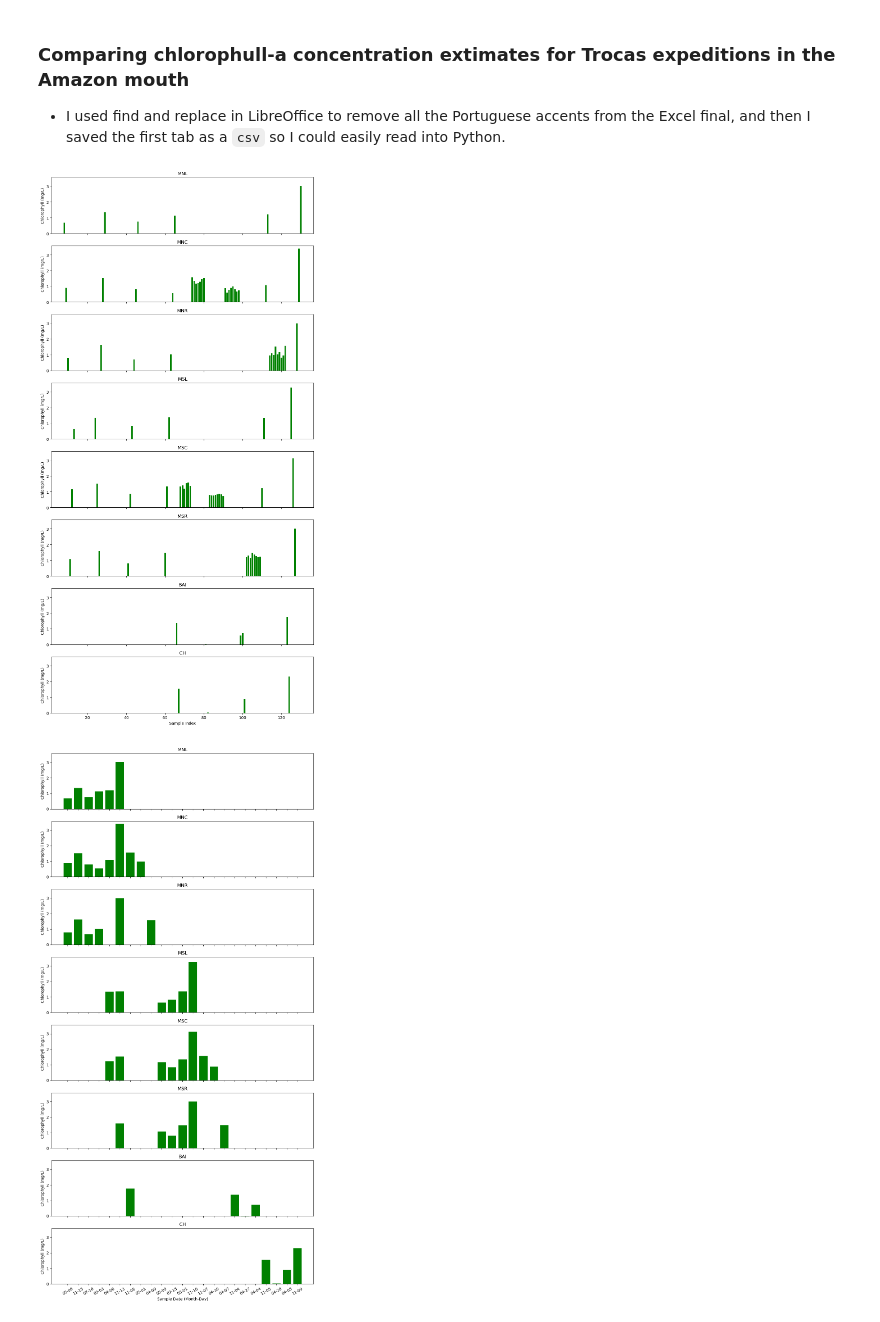
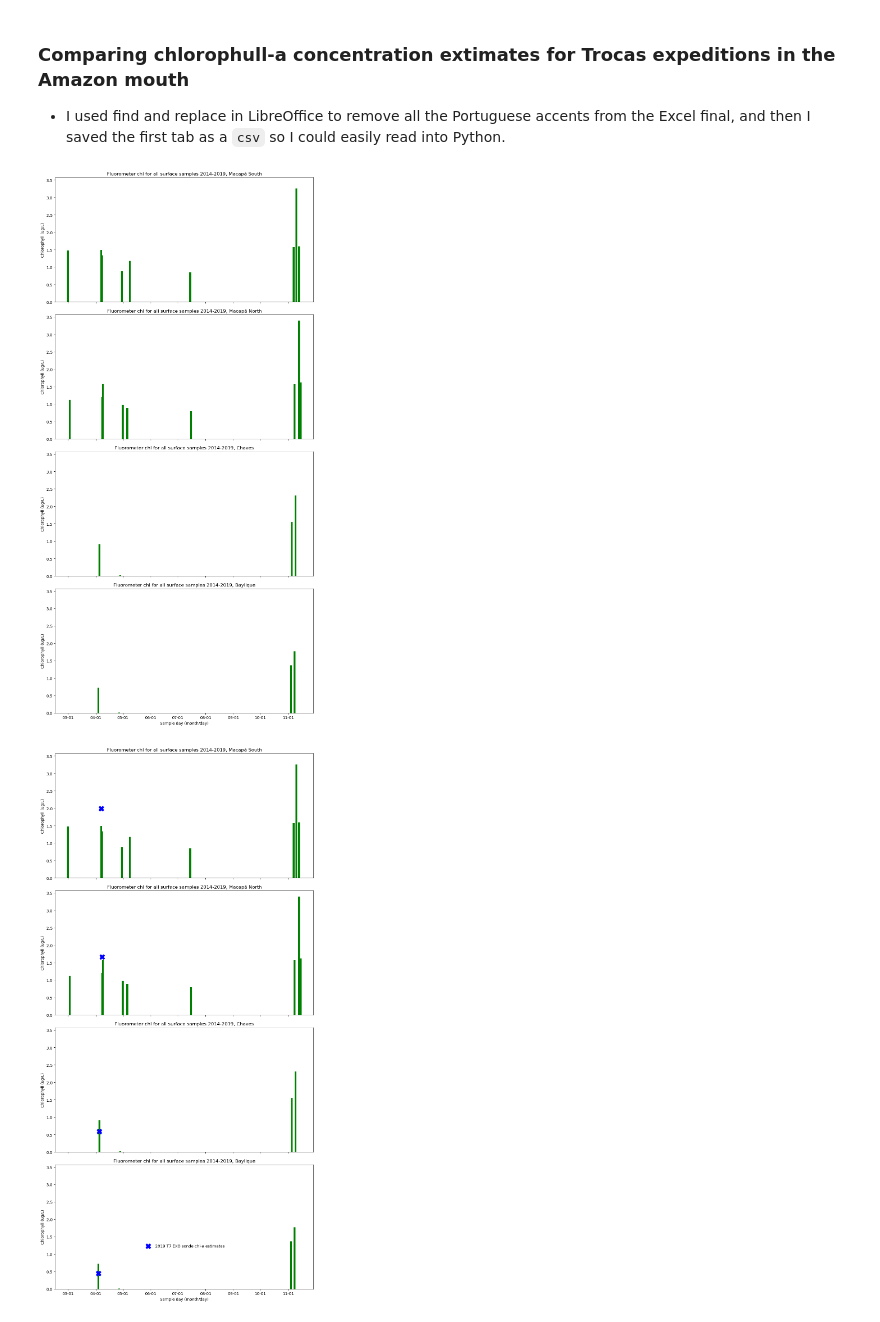
Before and after one commit to MeganEDuffy/amazon, a Jupyter notebook: notebooks/Chloropyll/chl-comparison.ipynb, the cells around one changed output. Drawn from its saved outputs; the diff is of its cells as text; code cells hidden in the pictures.

Commit message:
plotted sat chl from aline vs exo fluor

```diff
--- a/notebooks/Chloropyll/chl-comparison.ipynb
+++ b/notebooks/Chloropyll/chl-comparison.ipynb
@@ -14,55 +14,86 @@ import matplotlib.pyplot as plt
 # There's a copy of the Excel file in my manuscripts directory
 fluor_data = pd.read_csv("data/chlorophyll/HPLCandFluorChlaT1toT8_super.csv")
 
+# Convert 'DATE' column to datetime and set it as the index
+fluor_data['DATE2'] = pd.to_datetime(fluor_data['DATE2'])
+fluor_data.set_index('DATE2', inplace=True)
+
 # Define the rivers to plot
-rivers_to_plot = ['MNL', 'MNC', 'MNR', 'MSL', 'MSC', 'MSR', 'BAI', 'CH']
+rivers_to_plot = ['MS', 'MN', 'CH', 'BAI']
+river_names = {'Macapa South', 'Macapa North', 'Chaves', 'Baylique'}
+
+# Dictionary mapping river abbreviations to full names
+river_names = {
+    'MS': 'Macapá South',
+    'MN': 'Macapá North',
+    'CH': 'Chaves',
+    'BAI': 'Baylique'
+}
+
+# Define the width of the bars
+bar_width = 2  # Adjust as needed
 
 # Filter data for each river and plot
 fig, axs = plt.subplots(len(rivers_to_plot), figsize=(10, 20), sharex=True, sharey=True)
 
-for i, river in enumerate(rivers_to_plot):
-    river_data = fluor_data[fluor_data['RIVER'].str.startswith(river)]
-    axs[i].bar(river_data.index, river_data['CHLA-FLUOR'], color='green')  # Assuming 'CHLA-FLUOR' is the column with chlorophyll data
-    axs[i].set_title(river)
-    axs[i].set_ylabel('Chlorophyll (mg/L)')
+for i, river_abbr in enumerate(rivers_to_plot):
+    river_data = fluor_data[fluor_data['RIVER2'].str.startswith(river_abbr)]
+    axs[i].bar(river_data.index, river_data['CHLA-FLUOR'], color='green', width=bar_width)  # Adjust width of bars
+    axs[i].set_title(f'Fluorometer chl for all surface samples 2014-2019, {river_names[river_abbr]}')
+    axs[i].set_ylabel('Chlorophyll (ug/L)')
+    # Format x-axis labels to display only month and day
+    axs[i].xaxis.set_major_formatter(plt.matplotlib.dates.DateFormatter('%m-%d'))
 
-plt.xlabel('Sample Index')
+plt.xlabel('Sample day (month/day)')
 plt.tight_layout()
 plt.show()
 # %% [output]
-[figure, old version]
+[figure, new version]
 # %%
 import pandas as pd
 import numpy as np
 import matplotlib.pyplot as plt
 
 # Load INPE fluorometer data sent by Aline in Dec 2023
 # There's a copy of the Excel file in my manuscripts directory
 fluor_data = pd.read_csv("data/chlorophyll/HPLCandFluorChlaT1toT8_super.csv")
 
-# Convert 'DATE' column to datetime
-fluor_data['DATE'] = pd.to_datetime(fluor_data['DATE'])
-
-# Sort data by date
-fluor_data.sort_values(by='DATE', inplace=True)
+# Convert 'DATE' column to datetime and set it as the index
+fluor_data['DATE2'] = pd.to_datetime(fluor_data['DATE2'])
+fluor_data.set_index('DATE2', inplace=True)
 
 # Define the rivers to plot
-rivers_to_plot = ['MNL', 'MNC', 'MNR', 'MSL', 'MSC', 'MSR', 'BAI', 'CH']
+rivers_to_plot = ['MS', 'MN', 'CH', 'BAI']
+river_names = {'Macapa South', 'Macapa North', 'Chaves', 'Baylique'}
+
+# Dictionary mapping river abbreviations to full names
+river_names = {
+    'MS': 'Macapá South',
+    'MN': 'Macapá North',
+    'CH': 'Chaves',
+    'BAI': 'Baylique'
+}
+
+# Define the width of the bars
+bar_width = 2  # Adjust as needed
 
 # Filter data for each river and plot
 fig, axs = plt.subplots(len(rivers_to_plot), figsize=(10, 20), sharex=True, sharey=True)
 
-for i, river in enumerate(rivers_to_plot):
-    river_data = fluor_data[fluor_data['RIVER'].str.startswith(river)]
-    # Create index using only month and day
-    river_data.index = river_data['DATE'].dt.strftime('%m-%d')
-    axs[i].bar(river_data.index, river_data['CHLA-FLUOR'], color='green')  # Change bar color to green
-    axs[i].set_title(river)
-    axs[i].set_ylabel('Chlorophyll (mg/L)')
+for i, river_abbr in enumerate(rivers_to_plot):
+    river_data = fluor_data[fluor_data['RIVER2'].str.startswith(river_abbr)]
+    axs[i].bar(river_data.index, river_data['CHLA-FLUOR'], color='green', width=bar_width)  # Adjust width of bars
+    axs[i].plot(river_data.index, river_data['EXO-CHLA'], marker='X', linestyle='', color='blue', markersize=13, label='2019 T7 EXO sonde chl-a estimates')  # Plot circle markers for EXO-CHLA
+    axs[i].set_title(f'Fluorometer chl for all surface samples 2014-2019, {river_names[river_abbr]}')
+    axs[i].set_ylabel('Chlorophyll (ug/L)')
+    # Format x-axis labels to display only month and day
+    axs[i].xaxis.set_major_formatter(plt.matplotlib.dates.DateFormatter('%m-%d'))
 
-plt.xlabel('Sample Date (Month-Day)')
-plt.xticks(rotation=30)  # Rotate x-axis labels by 30 degrees
+# Add legend to the last subplot
+axs[-1].legend(loc='lower center', bbox_to_anchor=(0.5, 0.3), ncol=1, frameon=False)
+
+plt.xlabel('Sample day (month/day)')
 plt.tight_layout()
 plt.show()
 # %% [output]
-[figure, old version]
+[figure, new version]
```
Also changed, not shown: parts of 2 cells of this notebook, 3 other files.
